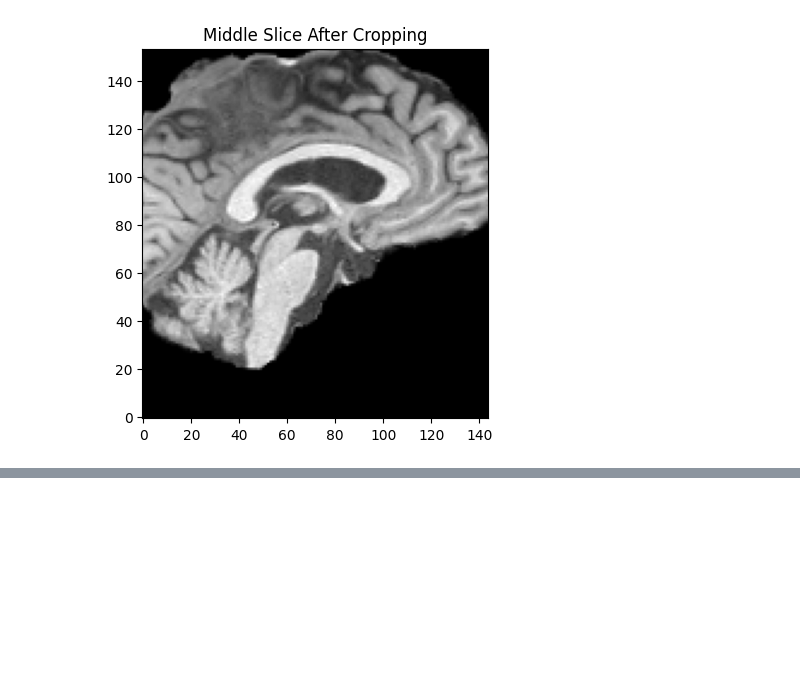
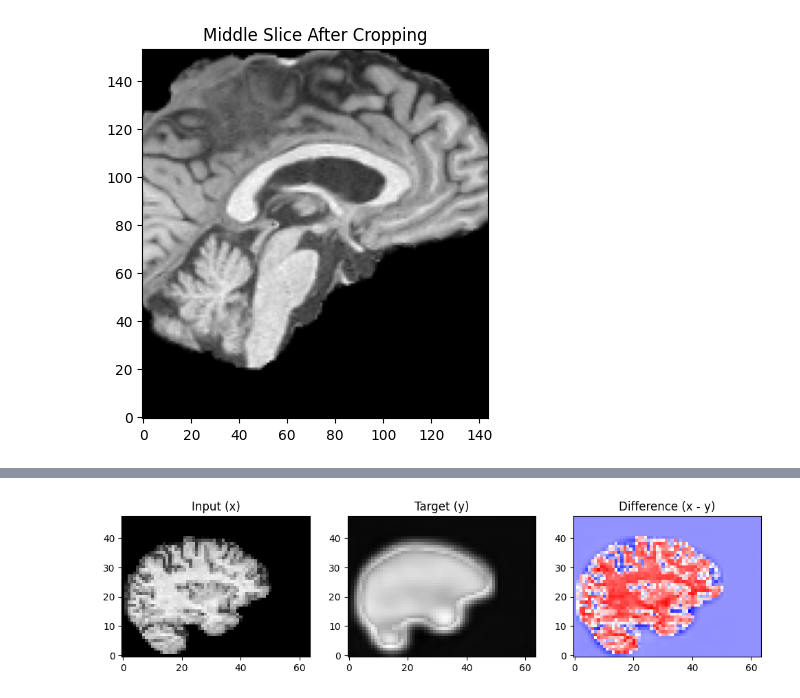
Before and after one commit to Vaakir/unsupervised-deep-learning-bachelor-thesis, a Jupyter notebook: Research/Code_examples/Testing Public Repos (teachers mail tip)/vae_kiran_test/_test.ipynb, the cells around one changed output, grey strips where cells are left out. Drawn from its saved outputs; the diff is of its cells as text; code cells hidden in the pictures; blank space fills up the shorter version.

```diff
--- a/Research/Code_examples/Testing Public Repos (teachers mail tip)/vae_kiran_test/_test.ipynb
+++ b/Research/Code_examples/Testing Public Repos (teachers mail tip)/vae_kiran_test/_test.ipynb
@@ -102,3 +102,88 @@ Original image shape: (208, 240, 256) vs (80,96,80)
 Converted image shape: (208, 240, 256)
 Cropped image shape: (208, 144, 154)
 [figure]
+# %%
+"""
+Author: Duy-Phuong Dao
+Email: phuongdd.1997@gmail.com (or duyphuongcri@gmail.com)
+"""
+
+import nibabel as ni
+import numpy as np
+import os, glob
+import torch
+import csv
+from tqdm import tqdm
+import matplotlib.pyplot as plt
+
+import model
+import loss
+import dataloader
+# import BACH.local.vae_kiran_w6.visualize as visualize
+import visualize
+from sklearn.decomposition import PCA
+
+##---------Settings--------------------------
+batch_size = 1
+##############
+# path_data = "/home/ubuntu/Desktop/DuyPhuong/VAE/data/test"
+# path_model = "./checkpoint/vae_t1/model_vae_epoch_43.pt"
+path_data = "C:/Users/kiran/Documents/_UIS/sem6/BACH/Data/_testfew"
+path_model = "C:/Users/kiran/Documents/_UIS/sem6/BACH/Data/_test/test200.pt"
+
+####################
+verbose = True
+log = print if verbose else lambda *x, **i: None
+np.random.seed(10)
+torch.manual_seed(10)
+###################
+###################
+criterion_rec = loss.L1Loss()
+criterion_dis = loss.KLDivergence()
+
+device = torch.device('cuda') if torch.cuda.is_available() else torch.device('cpu')
+print(" GPU is activated" if device else " CPU is activated")
+no_images = len(glob.glob(path_data + "/*.nii.gz"))
+print("Number of MRI images: ", no_images)
+if __name__=="__main__":
+    # vae_model = torch.load(path_model)
+    vae_model = torch.load(path_model, weights_only=False)
+
+    vae_model.to(device)
+    #log(vae_model)
+    loss_rec_batch, loss_KL_batch, total_loss_batch = 0, 0, 0
+    loss_rec, loss_KL, total_loss = 0, 0, 0
+
+    # interfere phrase
+    vae_model.eval()
+    z = []
+    latent_vectors = []
+    with torch.no_grad():
+        for i, batch_images in enumerate(dataloader.load_mri_images(path_data, batch_size, downscale=3)):
+            batch_images = batch_images.to(device)
+            y, z_mean, z_log_sigma = vae_model(batch_images)
+            z.append((z_mean + z_log_sigma.exp()*vae_model.epsilon).cpu().detach().numpy())
+
+            # Measure loss
+            loss_rec_batch = criterion_rec(batch_images, y)
+            loss_KL_batch = criterion_dis(z_mean.to(device), z_log_sigma.to(device))
+            total_loss_batch = loss_rec_batch + loss_KL_batch
+
+            loss_rec += loss_rec_batch.item() * batch_images.shape[0]
+            loss_KL += loss_KL_batch.item() * batch_images.shape[0]
+            total_loss += total_loss_batch.item() * batch_images.shape[0]
+
+            # display
+            visualize.display_image(batch_images, y)
+
+            if i > 3:
+                break
+
+            latent_vectors.append(z_mean.cpu().numpy())
+
+
+    print("Reconstruct Loss: {:.4f} | KL Loss: {:.4f}".format(loss_rec/ no_images, loss_KL/ no_images))
+    z = np.concatenate(z, axis=0)
+    dataloader.save_data_to_csv("./latent_space_z.csv", z)
+    print(z.shape)
+# %% [output]
@@ -104,0 +193 @@ Cropped image shape: (208, 144, 154)
+[figure, added]
```
Also changed, not shown: parts of 1 cell of this notebook, 25 other files.
